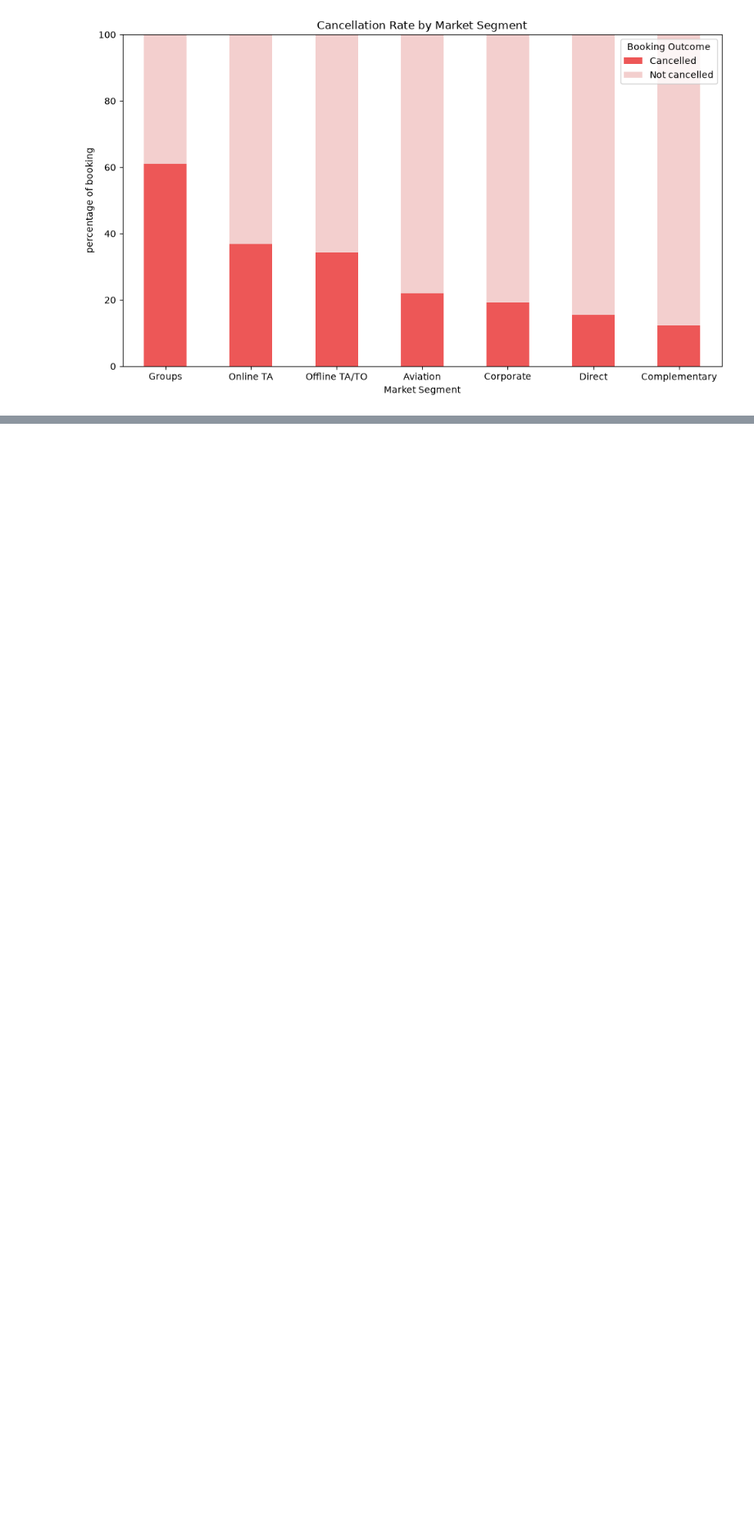
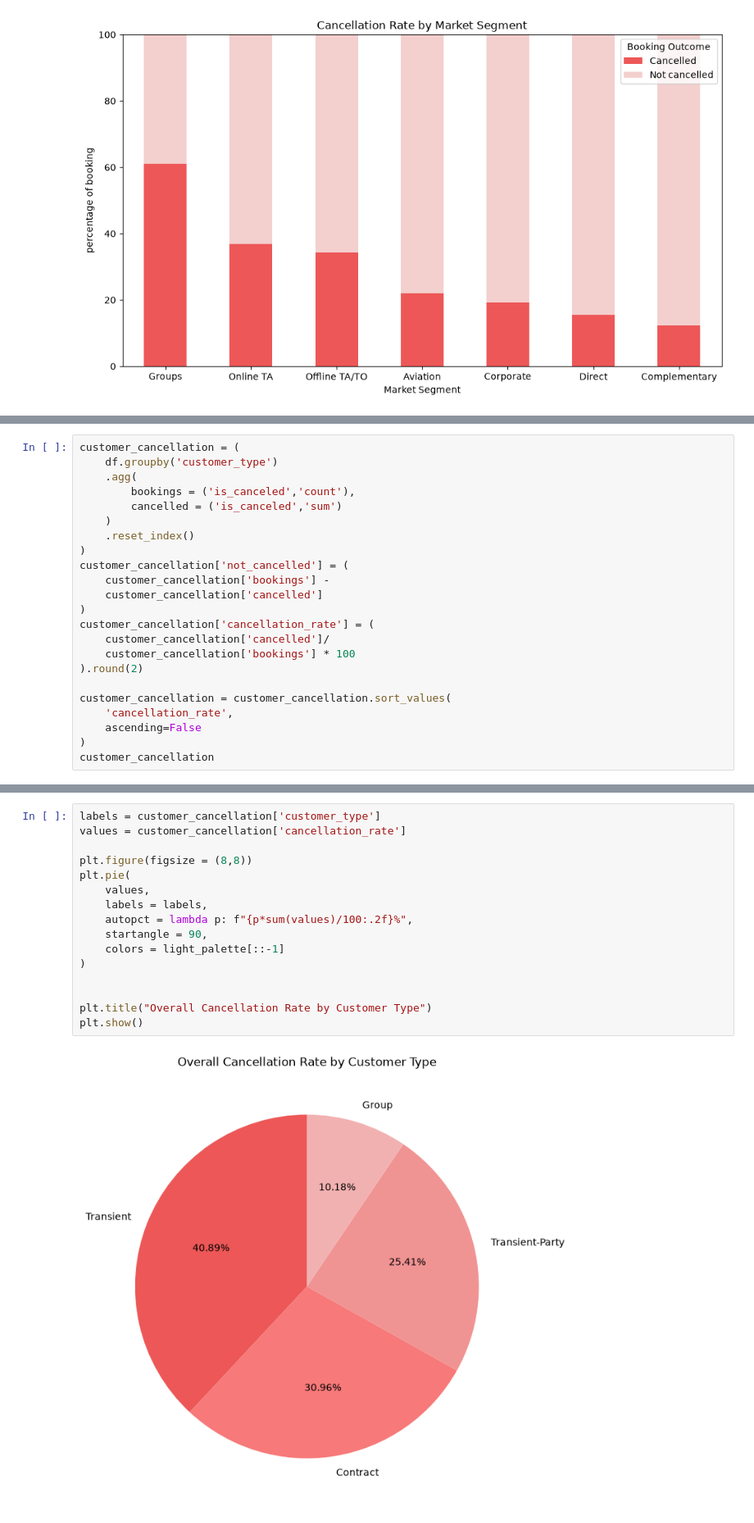
Before and after one commit to Fatima-Zehra-DA/Hotel-Booking-Cancellation-Analysis-Python-PowerBI, a Jupyter notebook: Notebooks/Hotel_Booking_Cancellation_Analysis.ipynb, the cells around one changed output, grey strips where cells are left out. Shown at 82% size. Cells and saved outputs as stored; diff of their text form; blank space fills up the shorter version.

Commit message:
Cancellation Rate by Customer Type

```diff
--- a/Notebooks/Hotel_Booking_Cancellation_Analysis.ipynb
+++ b/Notebooks/Hotel_Booking_Cancellation_Analysis.ipynb
@@ -771,0 +774,23 @@ plt.show()
+# %%
+customer_cancellation = (
+    df.groupby('customer_type')
+    .agg(
+        bookings = ('is_canceled','count'),
+        cancelled = ('is_canceled','sum')
+    )
+    .reset_index()
+)
+customer_cancellation['not_cancelled'] = (
+    customer_cancellation['bookings'] -
+    customer_cancellation['cancelled']
+)
+customer_cancellation['cancellation_rate'] = (
+    customer_cancellation['cancelled']/
+    customer_cancellation['bookings'] * 100
+).round(2)
+
+customer_cancellation = customer_cancellation.sort_values(
+    'cancellation_rate',
+    ascending=False
+)
+customer_cancellation
@@ -771,0 +803,18 @@ plt.show()
+# %%
+labels = customer_cancellation['customer_type']
+values = customer_cancellation['cancellation_rate']
+
+plt.figure(figsize = (8,8))
+plt.pie(
+    values,
+    labels = labels,
+    autopct = lambda p: f"{p*sum(values)/100:.2f}%",
+    startangle = 90,
+    colors = light_palette[::-1]
+)
+
+
+plt.title("Overall Cancellation Rate by Customer Type")
+plt.show()
+# %% [output]
+[figure, added]
```
Also changed, not shown: parts of 2 cells of this notebook.
